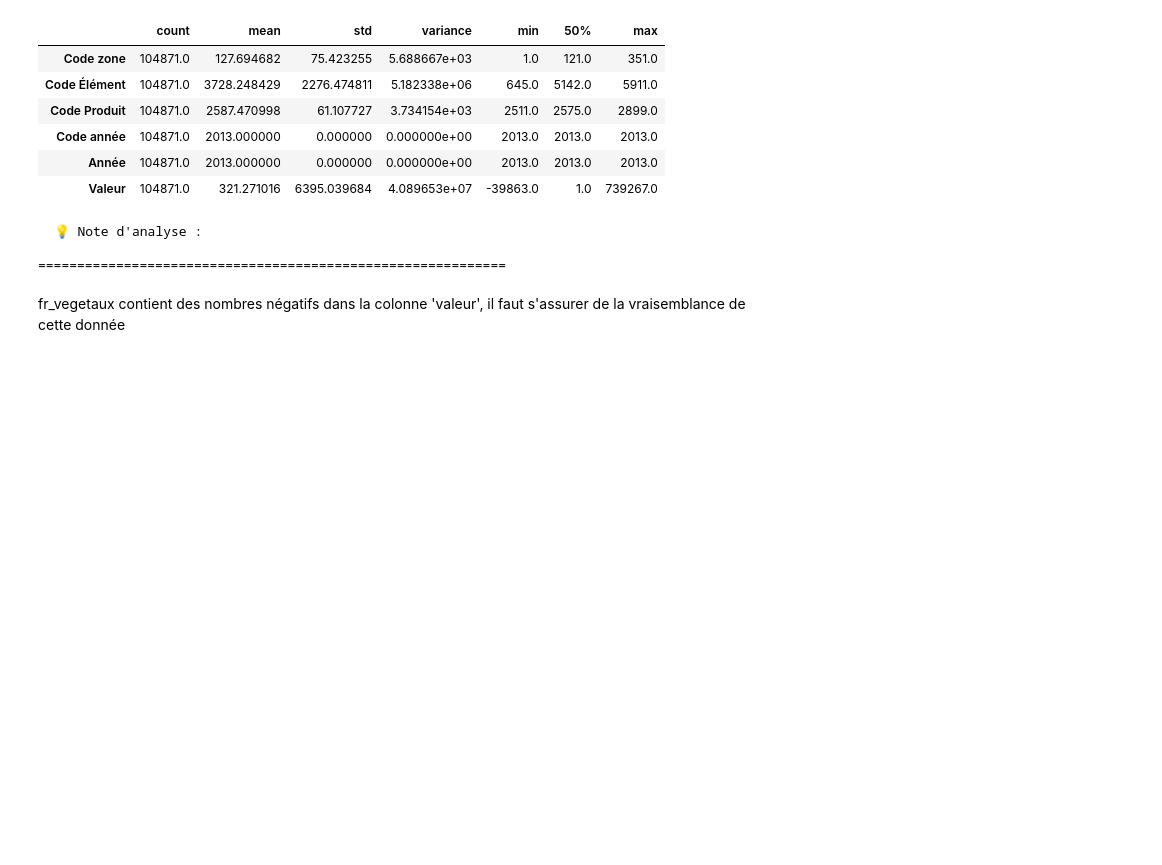
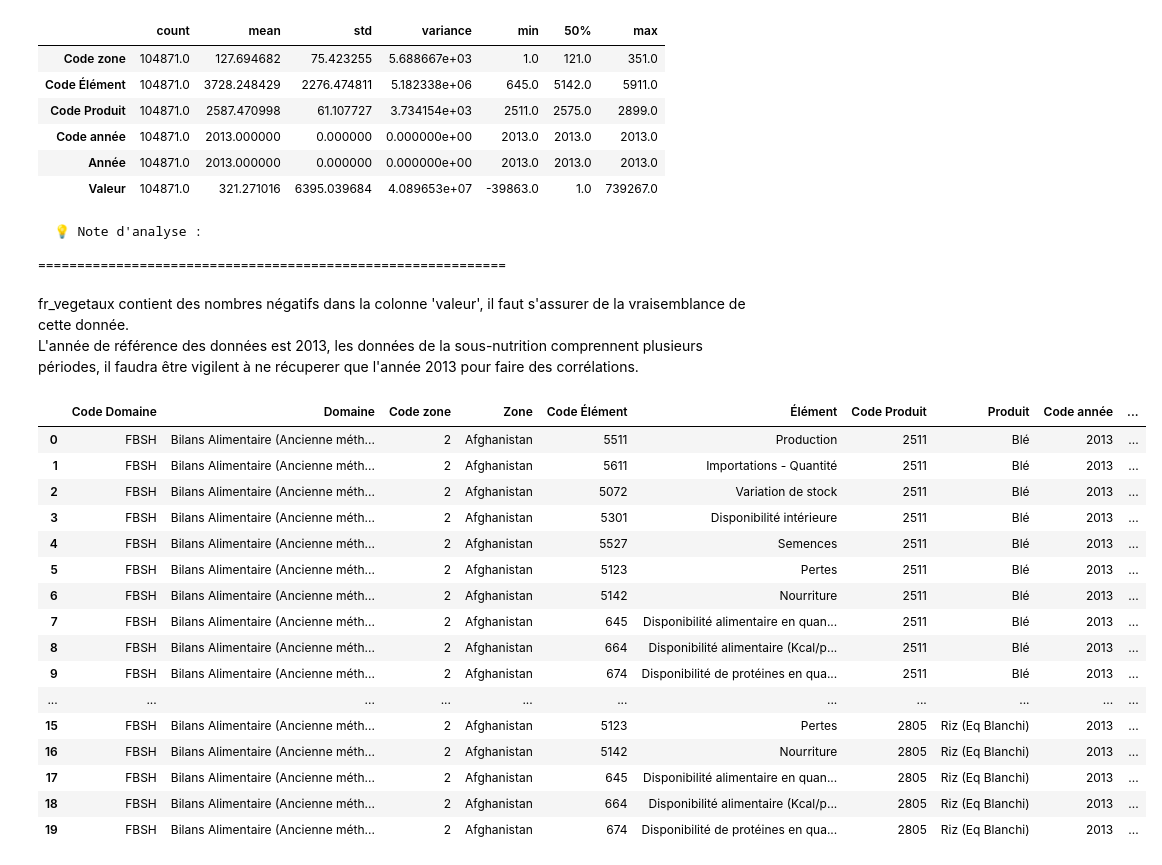
Before and after one commit to SIMPLON-DIST-Data-Analyst-211541/FAO_Analysis_Johan, a Jupyter notebook: src/notebook.ipynb, the cells around one changed output. Cells and saved outputs as stored; diff of their text form; code cells hidden in the pictures; blank space fills up the shorter version.

```diff
--- a/notebook.ipynb
+++ b/src/notebook.ipynb
@@ -496,4 +496,25 @@ for name, df in all_dataframes.items():
 
 ============================================================
 # %% [markdown]
-fr_vegetaux contient des nombres négatifs dans la colonne 'valeur', il faut s'assurer de la vraisemblance de cette donnée
+fr_vegetaux contient des nombres négatifs dans la colonne 'valeur', il faut s'assurer de la vraisemblance de cette donnée.
+L'année de référence des données est 2013, les données de la sous-nutrition comprennent plusieurs périodes, il faudra être vigilent à ne récuperer que l'année 2013 pour faire des corrélations.
+# %%
+all_dataframes['fr_vegetaux'][(all_dataframes['fr_vegetaux']['Code zone'] == 2)].head(20)
+# %% [output]
+|  | Code Domaine | Domaine | Code zone | Zone | Code Élément | Élément | Code Produit | Produit | Code année | ... |
+| 0 | FBSH | Bilans Alimentaire (Ancienne méth... | 2 | Afghanistan | 5511 | Production | 2511 | Blé | 2013 | ... |
+| 1 | FBSH | Bilans Alimentaire (Ancienne méth... | 2 | Afghanistan | 5611 | Importations - Quantité | 2511 | Blé | 2013 | ... |
+| 2 | FBSH | Bilans Alimentaire (Ancienne méth... | 2 | Afghanistan | 5072 | Variation de stock | 2511 | Blé | 2013 | ... |
+| 3 | FBSH | Bilans Alimentaire (Ancienne méth... | 2 | Afghanistan | 5301 | Disponibilité intérieure | 2511 | Blé | 2013 | ... |
+| 4 | FBSH | Bilans Alimentaire (Ancienne méth... | 2 | Afghanistan | 5527 | Semences | 2511 | Blé | 2013 | ... |
+| 5 | FBSH | Bilans Alimentaire (Ancienne méth... | 2 | Afghanistan | 5123 | Pertes | 2511 | Blé | 2013 | ... |
+| 6 | FBSH | Bilans Alimentaire (Ancienne méth... | 2 | Afghanistan | 5142 | Nourriture | 2511 | Blé | 2013 | ... |
+| 7 | FBSH | Bilans Alimentaire (Ancienne méth... | 2 | Afghanistan | 645 | Disponibilité alimentaire en quan... | 2511 | Blé | 2013 | ... |
+| 8 | FBSH | Bilans Alimentaire (Ancienne méth... | 2 | Afghanistan | 664 | Disponibilité alimentaire (Kcal/p... | 2511 | Blé | 2013 | ... |
+| 9 | FBSH | Bilans Alimentaire (Ancienne méth... | 2 | Afghanistan | 674 | Disponibilité de protéines en qua... | 2511 | Blé | 2013 | ... |
+| ... | ... | ... | ... | ... | ... | ... | ... | ... | ... | ... |
+| 15 | FBSH | Bilans Alimentaire (Ancienne méth... | 2 | Afghanistan | 5123 | Pertes | 2805 | Riz (Eq Blanchi) | 2013 | ... |
+| 16 | FBSH | Bilans Alimentaire (Ancienne méth... | 2 | Afghanistan | 5142 | Nourriture | 2805 | Riz (Eq Blanchi) | 2013 | ... |
+| 17 | FBSH | Bilans Alimentaire (Ancienne méth... | 2 | Afghanistan | 645 | Disponibilité alimentaire en quan... | 2805 | Riz (Eq Blanchi) | 2013 | ... |
+| 18 | FBSH | Bilans Alimentaire (Ancienne méth... | 2 | Afghanistan | 664 | Disponibilité alimentaire (Kcal/p... | 2805 | Riz (Eq Blanchi) | 2013 | ... |
+| 19 | FBSH | Bilans Alimentaire (Ancienne méth... | 2 | Afghanistan | 674 | Disponibilité de protéines en qua... | 2805 | Riz (Eq Blanchi) | 2013 | ... |
```
Also changed, not shown: parts of 17 cells of this notebook.
